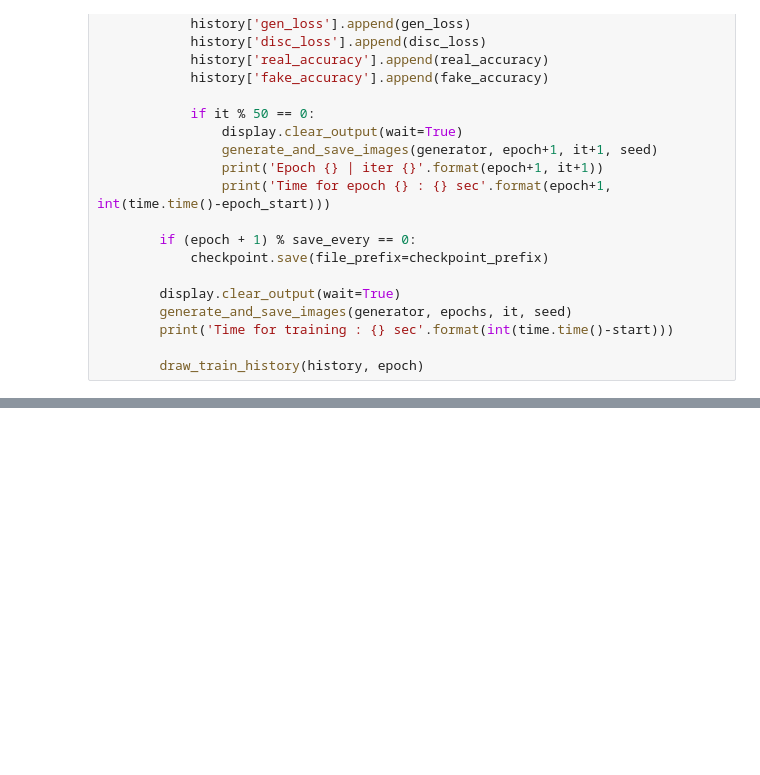
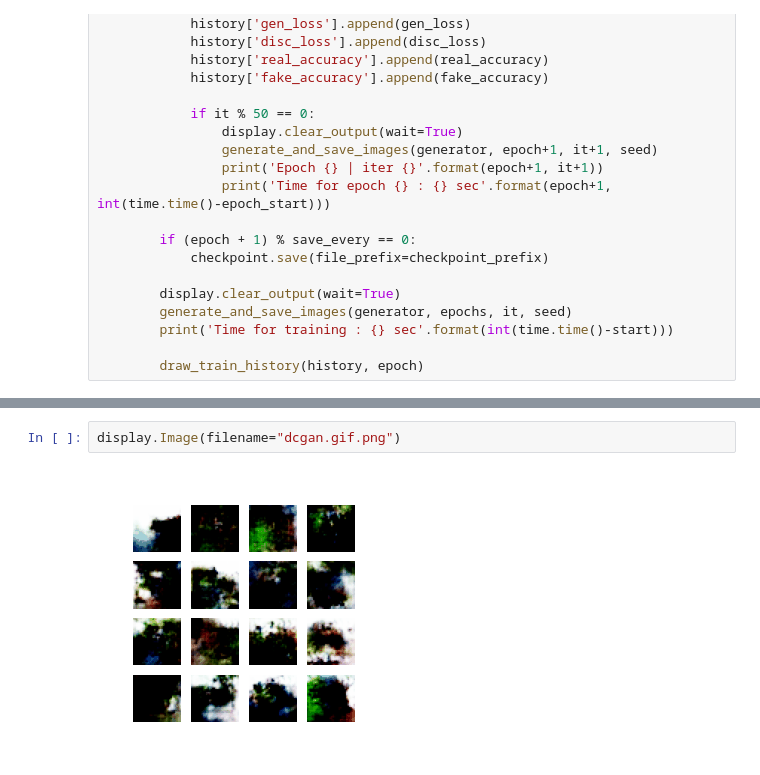
Before and after one commit to PEBpung/Aiffel, a Jupyter notebook: Project/Exploration/E16. Generated CIFAR-10 Images from DCGAN.ipynb, the cells around one changed output, grey strips where cells are left out. Drawn from its saved outputs; the diff is of its cells as text; blank space fills up the shorter version.

```diff
--- a/Project/Exploration/E16. Generated CIFAR-10 Images from DCGAN.ipynb
+++ b/Project/Exploration/E16. Generated CIFAR-10 Images from DCGAN.ipynb
@@ -382,0 +403,4 @@ Wall time: 1h 5min 53s
+# %%
+display.Image(filename="dcgan.gif.png")
+# %% [output]
+[figure, added]
```
Also changed, not shown: parts of 17 cells of this notebook, 1 other file.
